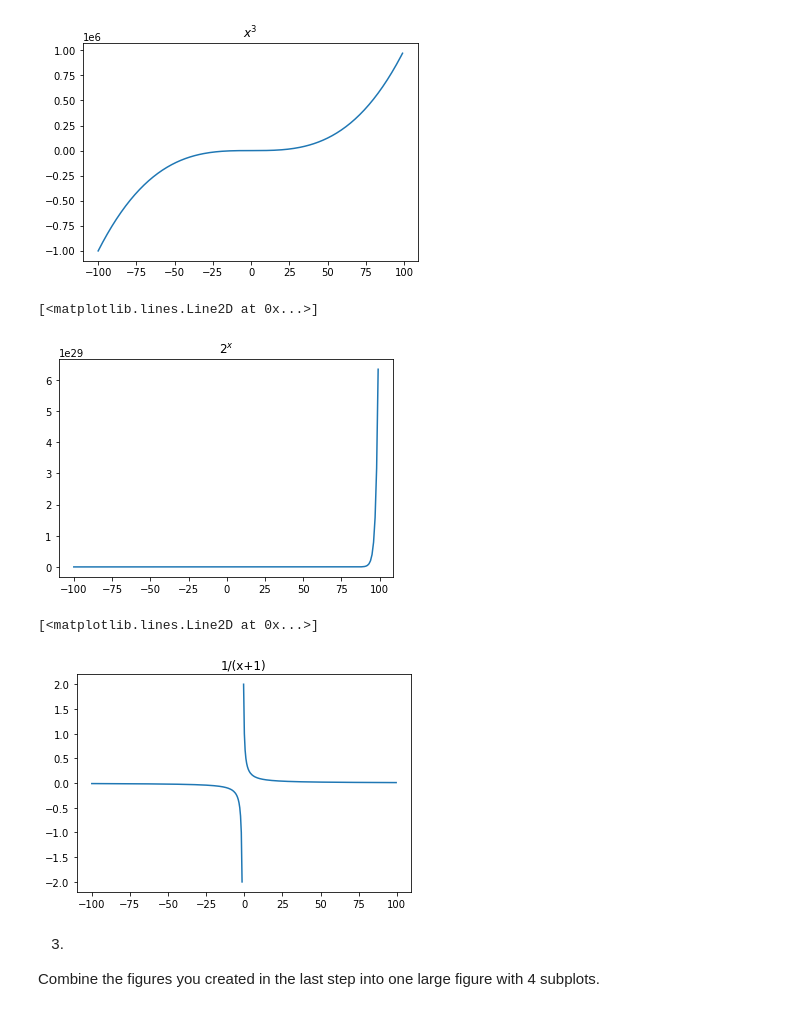
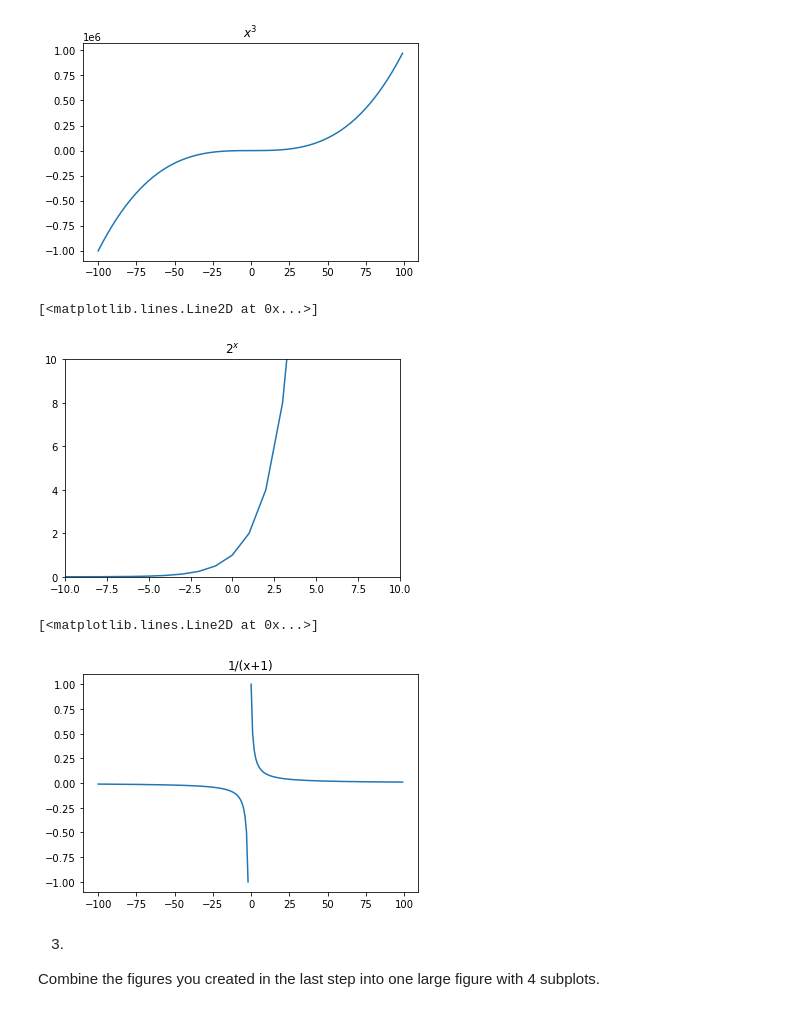
Before and after one commit to jesse-d-marder/numpy-pandas-visualization-exercises, a Jupyter notebook: matplotlib_exercises.ipynb, the cells around one changed output. Cells and saved outputs as stored; diff of their text form; code cells hidden in the pictures.

```diff
--- a/matplotlib_exercises.ipynb
+++ b/matplotlib_exercises.ipynb
@@ -44,20 +44,21 @@ plt.plot(xcube,ycube)
 # %%
 xpow2 = range(-100,100)
 ypow2 = [2**x for x in xpow2]
-
+plt.xlim(-10,10)
+plt.ylim(0,10)
 plt.title('$2^x$')
 plt.plot(xpow2,ypow2)
 # %% [output]
 [<matplotlib.lines.Line2D at 0x...>]
-[figure, old version]
+[figure, new version]
 # %%
-x = np.arange(-100,100,0.5)#range(-100,100)
+x = np.arange(-100,100)#range(-100,100)
 y = [(1/(n+1)) if n != -1 else np.nan for n in x ]
 plt.title('1/(x+1)')
 plt.plot(x,y)
 # %% [output]
 [<matplotlib.lines.Line2D at 0x...>]
-[figure, old version]
+[figure, new version]
 # %% [markdown]
 3.
 Combine the figures you created in the last step into one large figure with 4 subplots.
```
Also changed, not shown: 1 other file.
